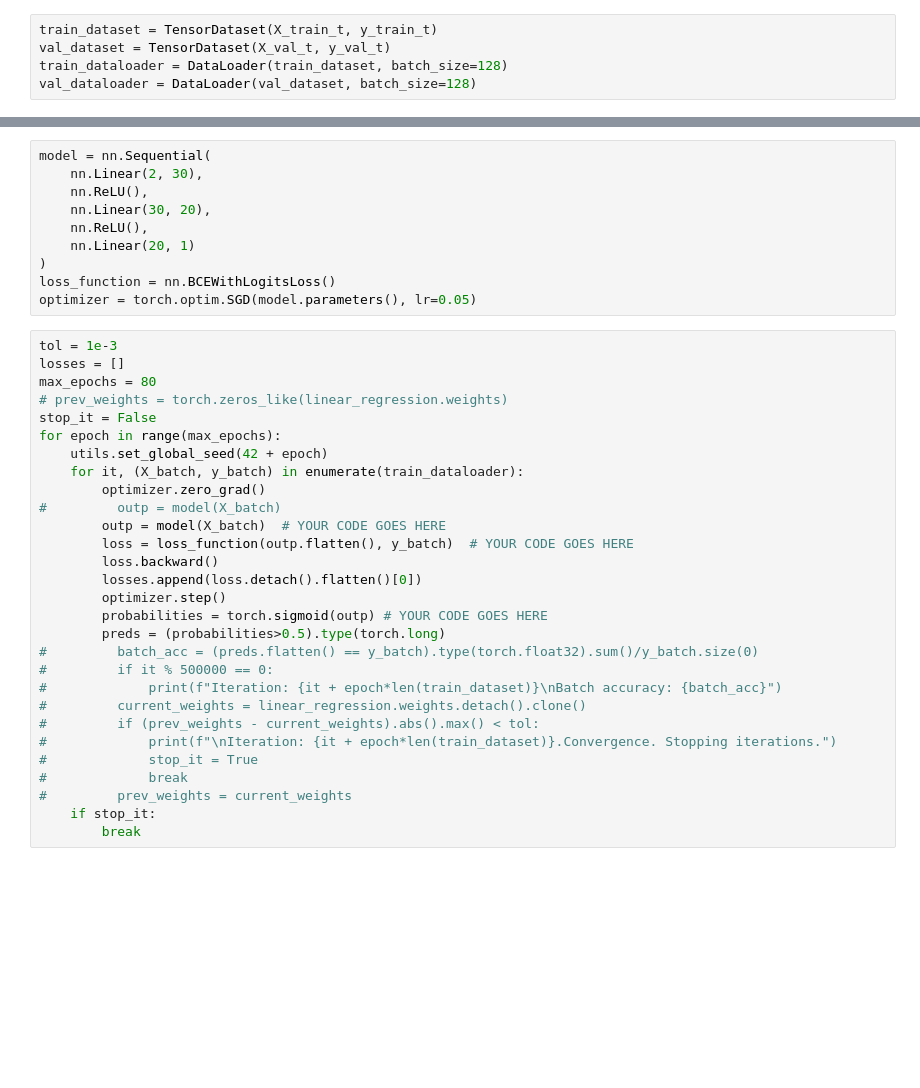
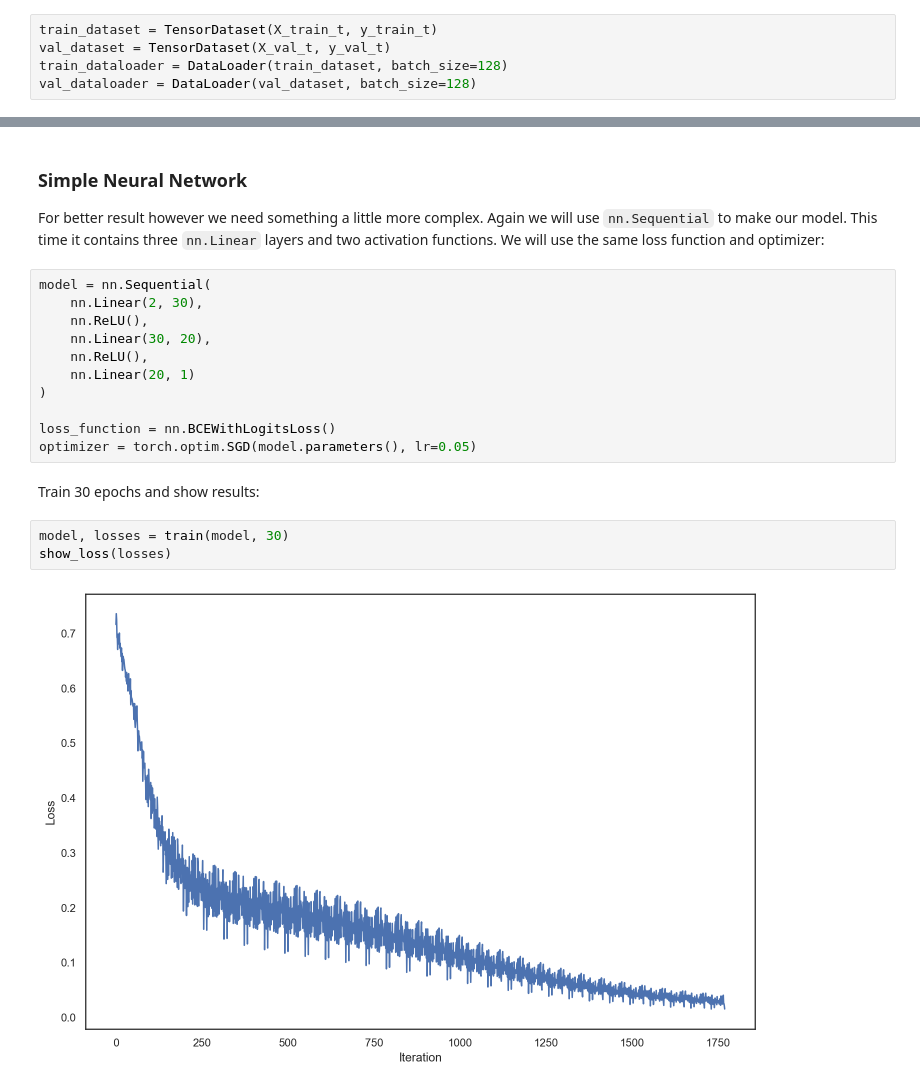
Before and after one commit to barklan/dl_school, a Jupyter notebook: w08 [basic NNs]/simple_sklearn_datasets.ipynb, the cells around one changed output, grey strips where cells are left out. Saved outputs shown, nothing was run; the diff lists cells and outputs as text; blank space fills up the shorter version.

```diff
--- a/w08 [basic NNs]/simple_sklearn_datasets.ipynb
+++ b/w08 [basic NNs]/simple_sklearn_datasets.ipynb
@@ -49,3 +202,7 @@ val_dataloader = DataLoader(val_dataset, batch_size=128)
+# %% [markdown]
+### Simple Neural Network
+
+For better result however we need something a little more complex. Again we will use `nn.Sequential` to make our model. This time it contains three `nn.Linear` layers and two activation functions. We will use the same loss function and optimizer:
 # %%
 model = nn.Sequential(
     nn.Linear(2, 30),
@@ -54,34 +211,13 @@ model = nn.Sequential(
     nn.ReLU(),
     nn.Linear(20, 1)
 )
+
 loss_function = nn.BCEWithLogitsLoss()
 optimizer = torch.optim.SGD(model.parameters(), lr=0.05)
-# %%
-tol = 1e-3
-losses = []
-max_epochs = 80
-# prev_weights = torch.zeros_like(linear_regression.weights)
-stop_it = False
-for epoch in range(max_epochs):
-    utils.set_global_seed(42 + epoch)
-    for it, (X_batch, y_batch) in enumerate(train_dataloader):
-        optimizer.zero_grad()
-#         outp = model(X_batch)
-        outp = model(X_batch)  # YOUR CODE GOES HERE
-        loss = loss_function(outp.flatten(), y_batch)  # YOUR CODE GOES HERE
-        loss.backward()
-        losses.append(loss.detach().flatten()[0])
-        optimizer.step()
-        probabilities = torch.sigmoid(outp) # YOUR CODE GOES HERE
-        preds = (probabilities>0.5).type(torch.long)
-#         batch_acc = (preds.flatten() == y_batch).type(torch.float32).sum()/y_batch.size(0)
-#         if it % 500000 == 0:
-#             print(f"Iteration: {it + epoch*len(train_dataset)}\nBatch accuracy: {batch_acc}")
-#         current_weights = linear_regression.weights.detach().clone()
-#         if (prev_weights - current_weights).abs().max() < tol:
-#             print(f"\nIteration: {it + epoch*len(train_dataset)}.Convergence. Stopping iterations.")
-#             stop_it = True
-#             break
-#         prev_weights = current_weights
-    if stop_it:
-        break
+# %% [markdown]
+Train 30 epochs and show results:
+# %%
+model, losses = train(model, 30)
+show_loss(losses)
+# %% [output]
+[figure, added]
```
Also changed, not shown: parts of 49 cells of this notebook, 8 other files.
